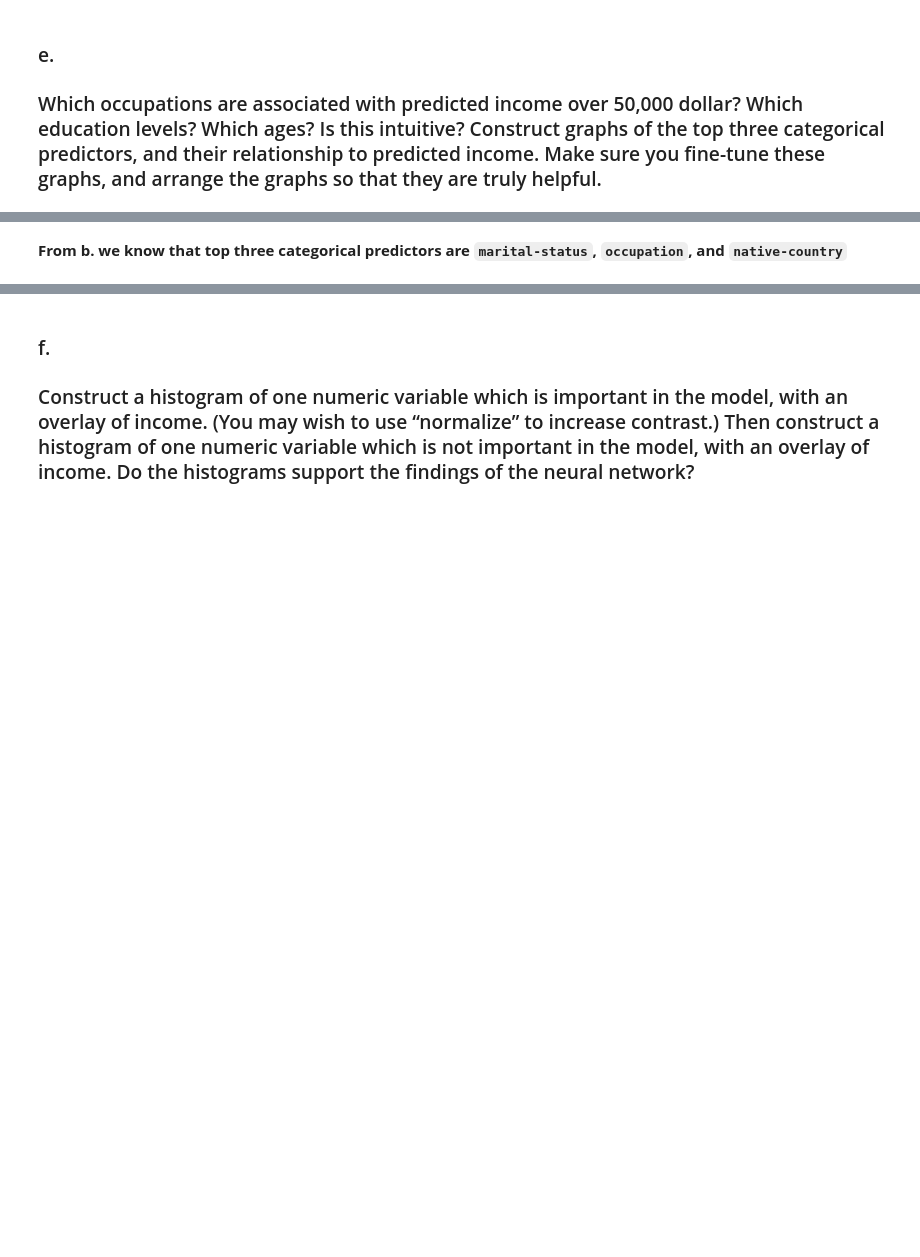
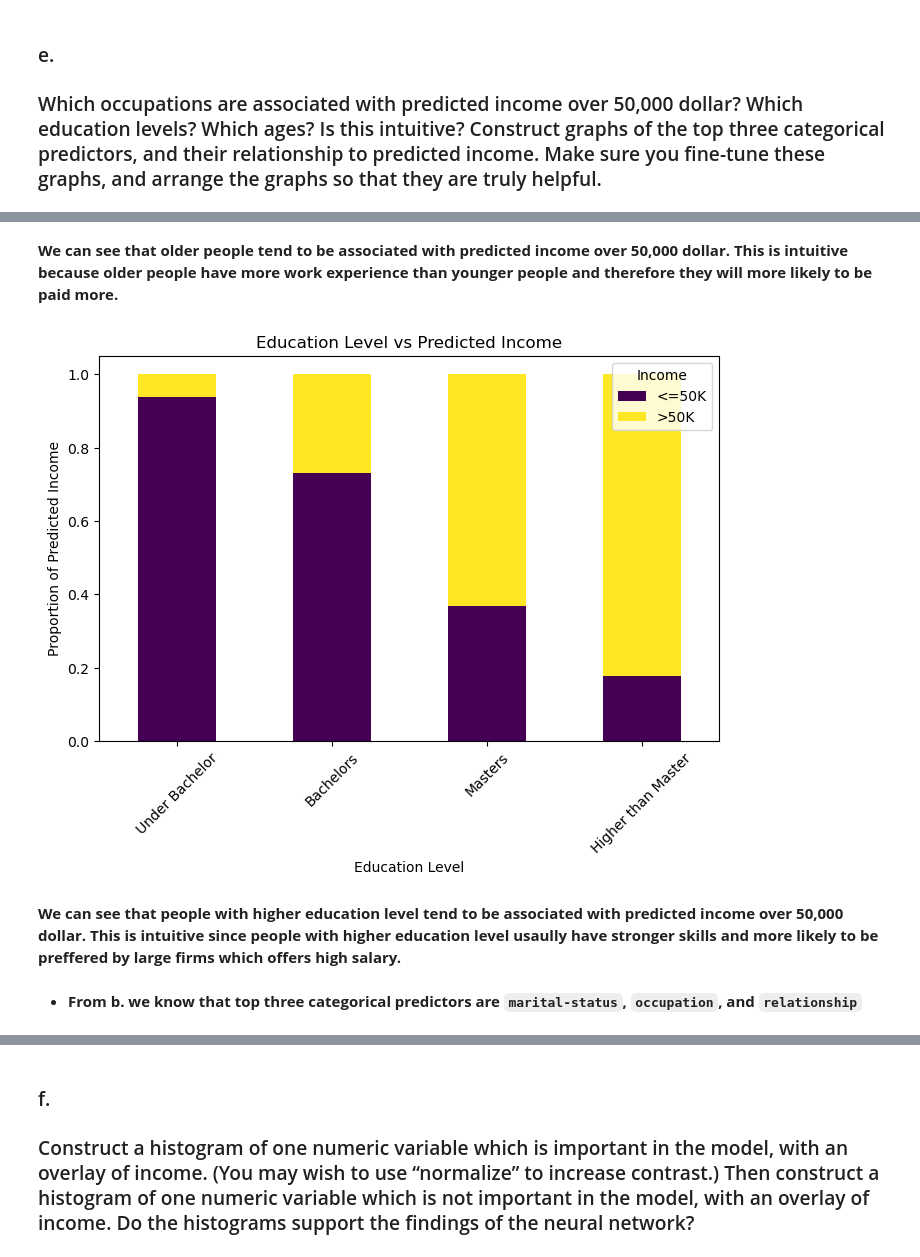
Before and after one commit to jasonllai/ML_Case_Review, a Jupyter notebook: USCensus_NN_Code.ipynb, the cells around one changed output, grey strips where cells are left out. Cells and saved outputs as stored; diff of their text form; code cells hidden in the pictures; blank space fills up the shorter version.

```diff
--- a/USCensus_NN_Code.ipynb
+++ b/USCensus_NN_Code.ipynb
@@ -615,2 +659,36 @@ print(confusion_matrix(y_val, rounded))
+# %% [markdown]
+**We can see that older people tend to be associated with predicted income over 50,000 dollar. This is intuitive because older people have more work experience than younger people and therefore they will more likely to be paid more.**
+# %%
+X_val_pred = X_val
+X_val_pred["predicted_income"] = rounded
+bins = [1, 9, 13, 14, X_val_pred['education-num'].max()]
+labels = ['Under Bachelor', 'Bachelors', 'Masters', 'Higher than Master']
+X_val_pred['education_num_bin'] = pd.cut(
+    X_val_pred['education-num'], bins=bins, labels=labels, include_lowest=True
+)
+
+
+edu_num_crosstab = pd.crosstab(
+    X_val_pred['education_num_bin'],
+    X_val_pred['predicted_income'],
+    normalize='index'
+)
+
+edu_num_crosstab.plot(
+    kind='bar',
+    stacked=True,
+    figsize=(8,5),
+    colormap='viridis'
+)
+plt.ylabel('Proportion of Predicted Income')
+plt.xlabel('Education Level')
+plt.title('Education Level vs Predicted Income')
+plt.legend(title='Income', labels=['<=50K', '>50K'])
+plt.xticks(rotation=45)
+plt.show()
+# %% [output]
+[figure, added]
+# %% [markdown]
+**We can see that people with higher education level tend to be associated with predicted income over 50,000 dollar. This is intuitive since people with higher education level usaully have stronger skills and more likely to be preffered by large firms which offers high salary.**
 # %% [markdown]
-**From b. we know that top three categorical predictors are `marital-status`, `occupation`, and `native-country`**
+- **From b. we know that top three categorical predictors are `marital-status`, `occupation`, and `relationship`**
```
Also changed, not shown: parts of 27 cells of this notebook, 1 other file.
